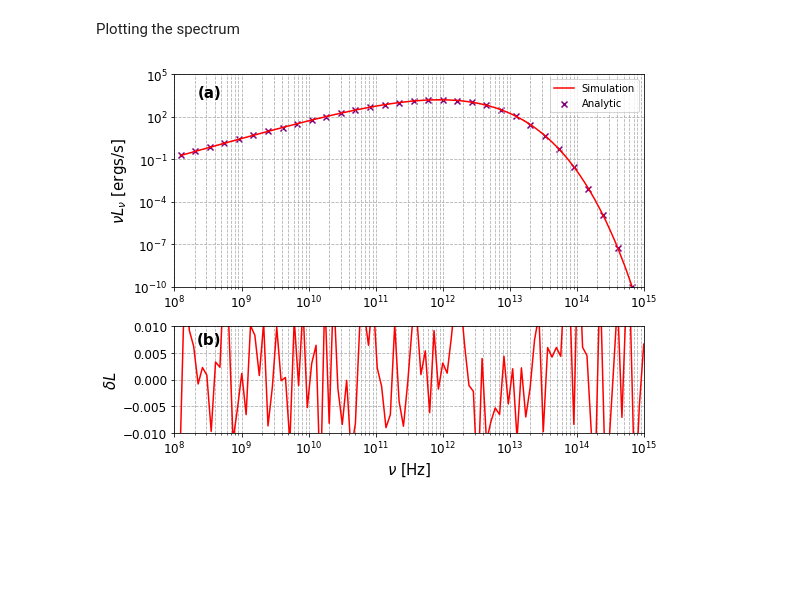
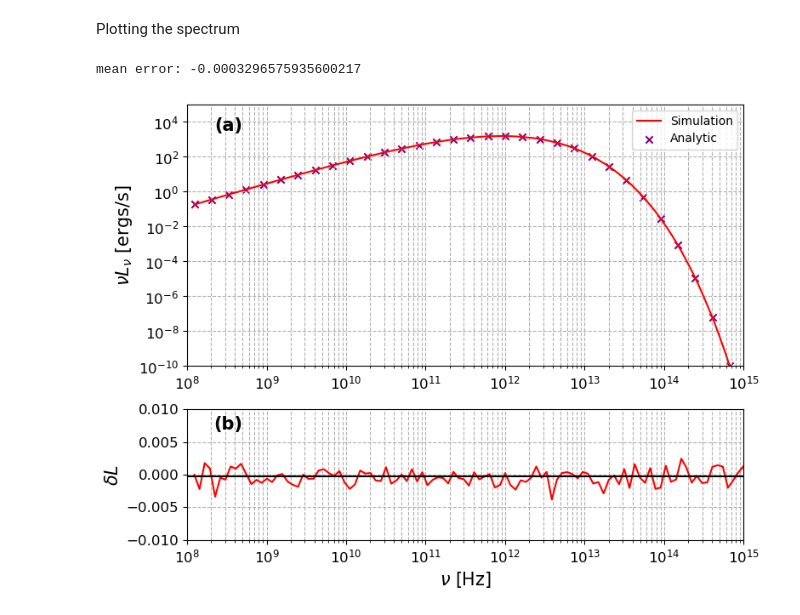
Before and after one commit to black-hole-group/gpumonty, a Jupyter notebook: python/sphere_example.ipynb, the cells around one changed output. Saved outputs shown, nothing was run; the diff lists cells and outputs as text; code cells hidden in the pictures; blank space fills up the shorter version.

Commit message:
changes to sphere model grid setup

```diff
--- a/python/sphere_example.ipynb
+++ b/python/sphere_example.ipynb
@@ -73,7 +73,8 @@ def grmonty(file):
 
     return nu, ll, tauabs, domega_arr
 
-nu, nuLnu, tauabs, domega_array = grmonty('../output/sphere_thin.spec')
+# nu, nuLnu, tauabs, domega_array = grmonty('../output/sphere_thin_1e8.spec')
+nu, nuLnu, tauabs, domega_array = grmonty('../output/sphere_thin_x1_16k.spec')
 # %%
 import numpy as np
 from scipy.special import kn
@@ -245,7 +246,8 @@ import numpy as np
 import matplotlib.pyplot as plt
 from scipy.special import kn
 
-R = 1.000
+# R = np.exp(3.501110e-03) - np.exp(-4.601669e+00)
+R=1
 jnu_values = nu * int_jnu(1e13, 100,1,np.float128(nu)) * 4/3 * np.pi * R**3
 alpha = np.float128(jnu(1e13, np.float128(nu), 1, 100))/np.float128(Bnu(np.float128(nu),100))
 mfp = 1 #mean free path
@@ -265,31 +267,37 @@ ax1.set_ylim(1e-10,1e5)
 ax1.set_xscale('log')
 ax1.set_yscale('log')
 ax1.set_ylabel(r"$\nu L_\nu$ [ergs/s]", fontsize = 15)
 ax1.grid(True, which="both", ls="--")
 ax1.set_xlim(1e8, 1e15)
 ax1.tick_params(axis='both', which='major', labelsize=12)  # Adjust major tick size
 ax1.text(0.1, 0.95, '(a)', transform=ax1.transAxes, ha='right', va='top', fontweight = 'bold', fontsize = 15)
 ax1.legend()
 
 
 relative_diff2 = (-y_analyticdata +y_simdata) / y_analyticdata
 
+nu_1e15_ind = np.argmin(abs(xdata-1e15))
+mean_error = np.mean(relative_diff2[:nu_1e15_ind])
+print(f"mean error: {mean_error}")
+
 ax2.plot(xdata[::15], relative_diff2[::15], color='r', label = 'analy')
 
 ax2.set_xscale('log')
 ax2.text(0.1, 0.95, '(b)', transform=ax2.transAxes, ha='right', va='top',fontweight = 'bold',fontsize = 15)
 
 ax2.set_ylabel(r'$\delta L$', fontsize = 15)
+ax2.axhline((mean_error),color='black')
 ax2.grid(True, which="both", ls="--")
 ax2.set_ylim(-0.01, 0.01)
 ax2.set_xlim(1e8,1e15)
 ax2.tick_params(axis='both', which='major', labelsize=12)  # Adjust major tick size
 ax2.set_xlabel(r"$\nu$ [Hz]", fontsize = 15)
 
 y_simdata_arr = np.zeros((7, 5000))
 
 # Display the plots
 plt.tight_layout()
 plt.show()
 # %% [output]
+mean error: -0.0003296575935600217
-[figure, old version]
+[figure, new version]
```
Also changed, not shown: parts of 1 cell of this notebook, 5 other files.
